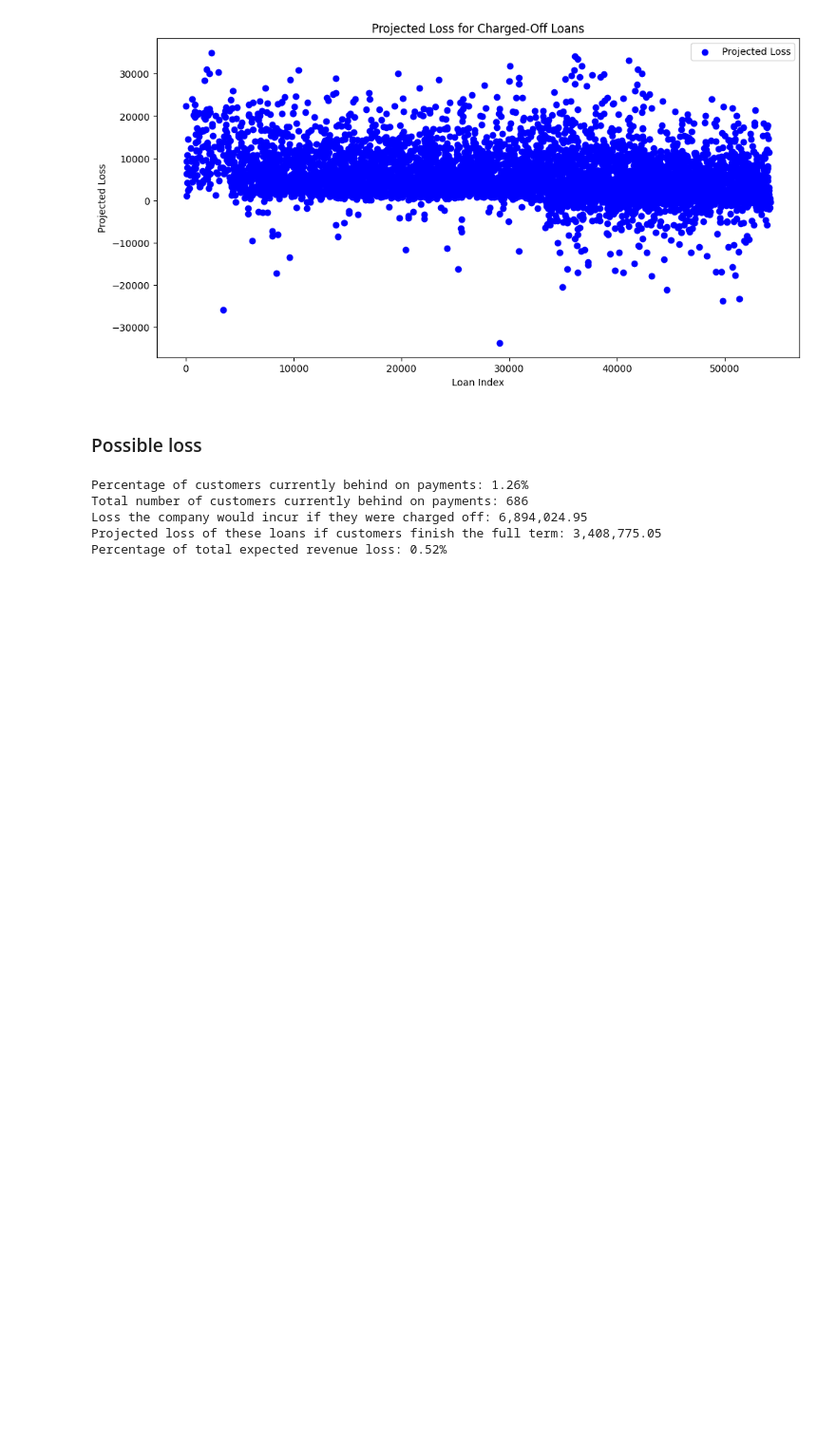
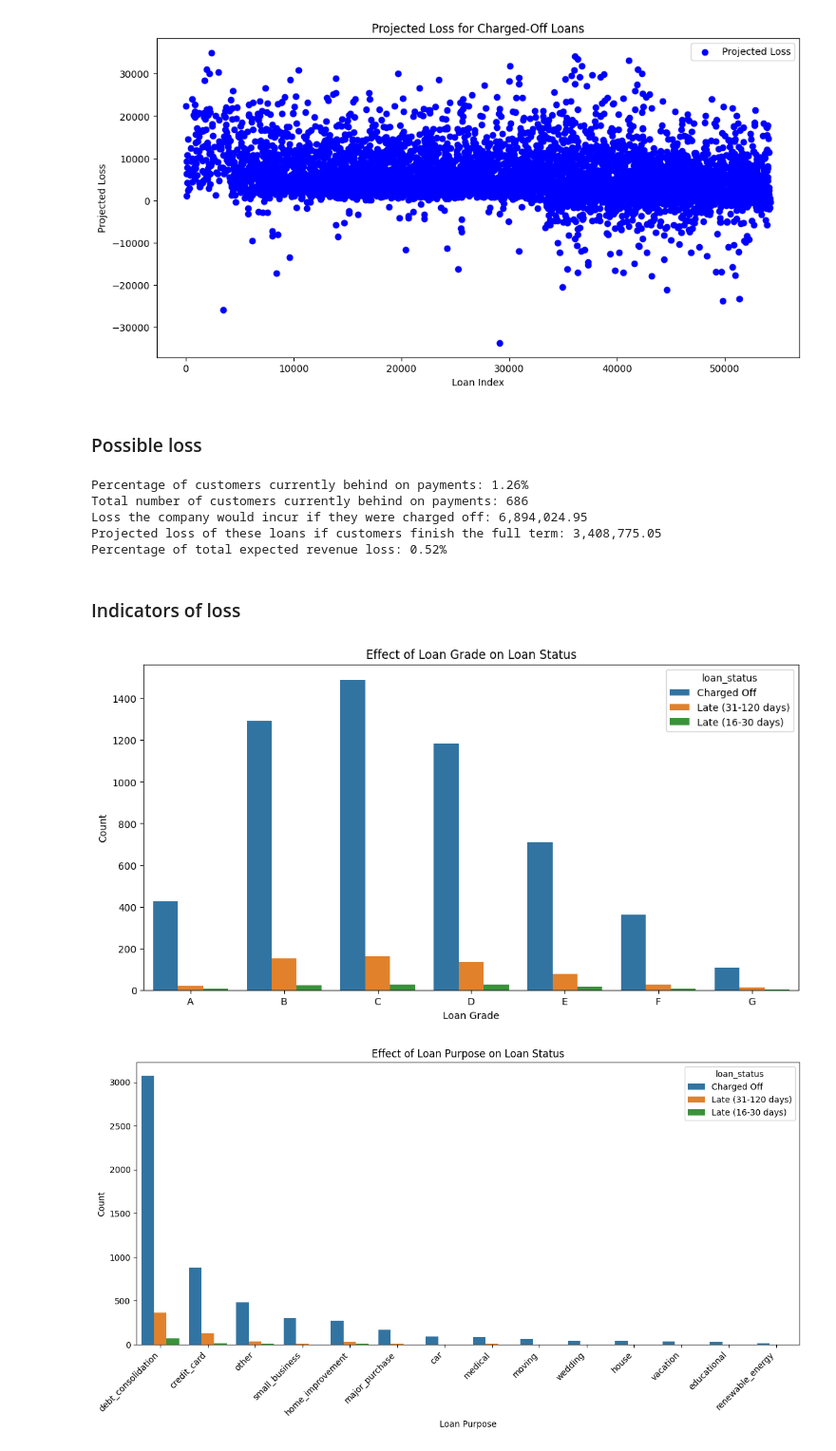
Before and after one commit to Maria-AW/exploratory-data-analysis---customer-loans-in-finance914, a Jupyter notebook: db_analysis_visualisation.ipynb, the cells around one changed output. Shown at 95% size. Saved outputs shown, nothing was run; the diff lists cells and outputs as text; code cells hidden in the pictures; blank space fills up the shorter version.

Commit message:
db_analysis_visualisation update

```diff
--- a/db_analysis_visualisation.ipynb
+++ b/db_analysis_visualisation.ipynb
@@ -368,3 +368,43 @@ Total number of customers currently behind on payments: 686
 Loss the company would incur if they were charged off: 6,894,024.95
 Projected loss of these loans if customers finish the full term: 3,408,775.05
 Percentage of total expected revenue loss: 0.52%
+# %% [markdown]
+### Indicators of loss
+# %%
+subset_users = df_dropped_cols[df_dropped_cols['loan_status'].isin(['Charged Off','Late (16-30 days)','Late (31-120 days)'])]
+
+# Visualise the effect of the loan grade on customers not paying
+plt.figure(figsize=(12, 6))
+sns.countplot(x='grade', hue='loan_status', data=subset_users)
+plt.title('Effect of Loan Grade on Loan Status')
+plt.xlabel('Loan Grade')
+plt.ylabel('Count')
+plt.show()
+
+# Visualise the effect of the loan purpose on customers not paying
+plt.figure(figsize=(14, 6))
+sns.countplot(x='purpose', hue='loan_status', data=subset_users, order=subset_users['purpose'].value_counts().index)
+plt.title('Effect of Loan Purpose on Loan Status')
+plt.xlabel('Loan Purpose')
+plt.ylabel('Count')
+plt.xticks(rotation=45, ha='right')
+plt.show()
+
+# Visualise the effect of home ownership on customers not paying
+plt.figure(figsize=(8, 6))
+sns.countplot(x='home_ownership', hue='loan_status', data=subset_users)
+plt.title('Effect of Home Ownership on Loan Status')
+plt.xlabel('Home Ownership')
+plt.ylabel('Count')
+plt.show()
+
+# Visualise the effect of inquiries in the last 6 months on customers not paying
+plt.figure(figsize=(8, 6))
+sns.countplot(x='inq_last_6mths', hue='loan_status', data=subset_users)
+plt.title('Effect of Inquiries in last 6 months on Loan Status')
+plt.xlabel('Inquiries')
+plt.ylabel('Count')
+plt.show()
+# %% [output]
+[figure, added]
+[figure, added]
```
Also changed, not shown: parts of 2 cells of this notebook.
